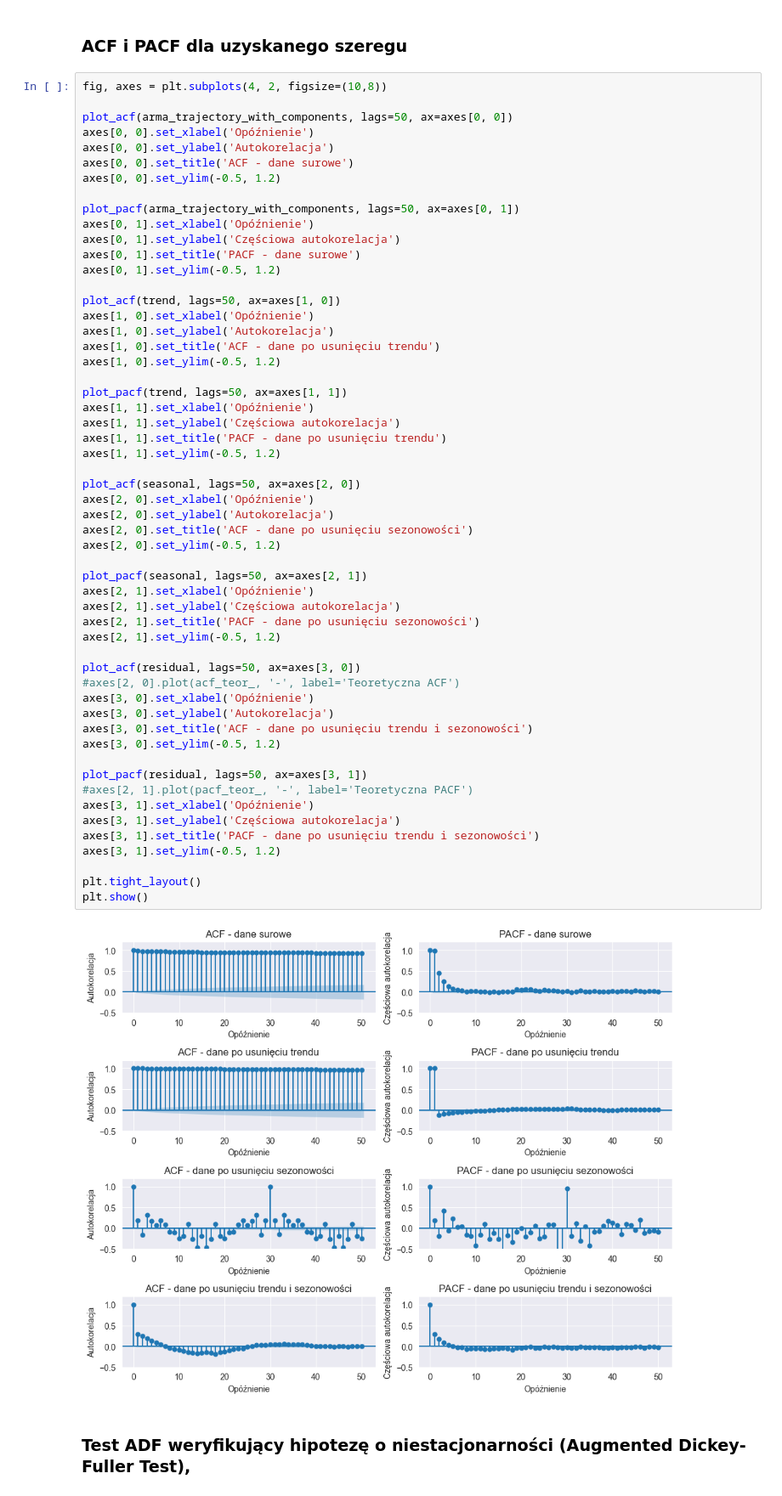
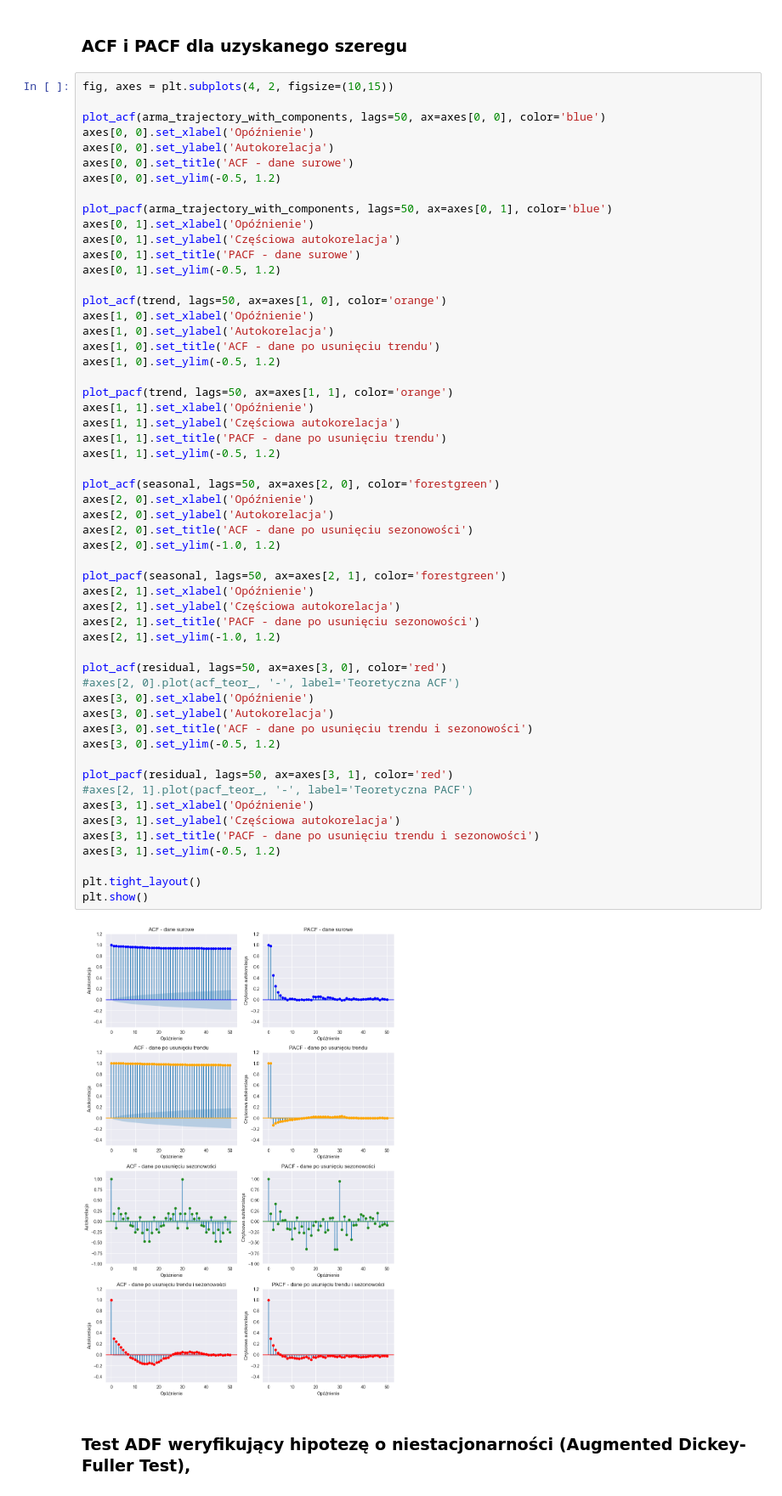
Before and after one commit to AmeliaBieda/Egg_Sales, a Jupyter notebook: raport.ipynb, the cells around one changed output. Shown at 85% size. Drawn from its saved outputs; the diff is of its cells as text.

```diff
--- a/raport.ipynb
+++ b/raport.ipynb
@@ -239,62 +238,62 @@ plt.show()
 # %% [markdown]
 ### ACF i PACF dla uzyskanego szeregu
 # %%
-fig, axes = plt.subplots(4, 2, figsize=(10,8))
+fig, axes = plt.subplots(4, 2, figsize=(10,15))
 
-plot_acf(arma_trajectory_with_components, lags=50, ax=axes[0, 0])
+plot_acf(arma_trajectory_with_components, lags=50, ax=axes[0, 0], color='blue')
 axes[0, 0].set_xlabel('Opóźnienie')
 axes[0, 0].set_ylabel('Autokorelacja')
 axes[0, 0].set_title('ACF - dane surowe')
 axes[0, 0].set_ylim(-0.5, 1.2)
 
-plot_pacf(arma_trajectory_with_components, lags=50, ax=axes[0, 1])
+plot_pacf(arma_trajectory_with_components, lags=50, ax=axes[0, 1], color='blue')
 axes[0, 1].set_xlabel('Opóźnienie')
 axes[0, 1].set_ylabel('Częściowa autokorelacja')
 axes[0, 1].set_title('PACF - dane surowe')
 axes[0, 1].set_ylim(-0.5, 1.2)
 
-plot_acf(trend, lags=50, ax=axes[1, 0])
+plot_acf(trend, lags=50, ax=axes[1, 0], color='orange')
 axes[1, 0].set_xlabel('Opóźnienie')
 axes[1, 0].set_ylabel('Autokorelacja')
 axes[1, 0].set_title('ACF - dane po usunięciu trendu')
 axes[1, 0].set_ylim(-0.5, 1.2)
 
-plot_pacf(trend, lags=50, ax=axes[1, 1])
+plot_pacf(trend, lags=50, ax=axes[1, 1], color='orange')
 axes[1, 1].set_xlabel('Opóźnienie')
 axes[1, 1].set_ylabel('Częściowa autokorelacja')
 axes[1, 1].set_title('PACF - dane po usunięciu trendu')
 axes[1, 1].set_ylim(-0.5, 1.2)
 
-plot_acf(seasonal, lags=50, ax=axes[2, 0])
+plot_acf(seasonal, lags=50, ax=axes[2, 0], color='forestgreen')
 axes[2, 0].set_xlabel('Opóźnienie')
 axes[2, 0].set_ylabel('Autokorelacja')
 axes[2, 0].set_title('ACF - dane po usunięciu sezonowości')
-axes[2, 0].set_ylim(-0.5, 1.2)
+axes[2, 0].set_ylim(-1.0, 1.2)
 
-plot_pacf(seasonal, lags=50, ax=axes[2, 1])
+plot_pacf(seasonal, lags=50, ax=axes[2, 1], color='forestgreen')
 axes[2, 1].set_xlabel('Opóźnienie')
 axes[2, 1].set_ylabel('Częściowa autokorelacja')
 axes[2, 1].set_title('PACF - dane po usunięciu sezonowości')
-axes[2, 1].set_ylim(-0.5, 1.2)
+axes[2, 1].set_ylim(-1.0, 1.2)
 
-plot_acf(residual, lags=50, ax=axes[3, 0])
+plot_acf(residual, lags=50, ax=axes[3, 0], color='red')
 #axes[2, 0].plot(acf_teor_, '-', label='Teoretyczna ACF')
 axes[3, 0].set_xlabel('Opóźnienie')
 axes[3, 0].set_ylabel('Autokorelacja')
 axes[3, 0].set_title('ACF - dane po usunięciu trendu i sezonowości')
 axes[3, 0].set_ylim(-0.5, 1.2)
 
-plot_pacf(residual, lags=50, ax=axes[3, 1])
+plot_pacf(residual, lags=50, ax=axes[3, 1], color='red')
 #axes[2, 1].plot(pacf_teor_, '-', label='Teoretyczna PACF')
 axes[3, 1].set_xlabel('Opóźnienie')
 axes[3, 1].set_ylabel('Częściowa autokorelacja')
 axes[3, 1].set_title('PACF - dane po usunięciu trendu i sezonowości')
 axes[3, 1].set_ylim(-0.5, 1.2)
 
 plt.tight_layout()
 plt.show()
 # %% [output]
-[figure, old version]
+[figure, new version]
 # %% [markdown]
 ### Test ADF weryfikujący hipotezę o niestacjonarności (Augmented Dickey-Fuller Test),
 # %%
```
Also changed, not shown: parts of 15 cells of this notebook, 2 other files.
